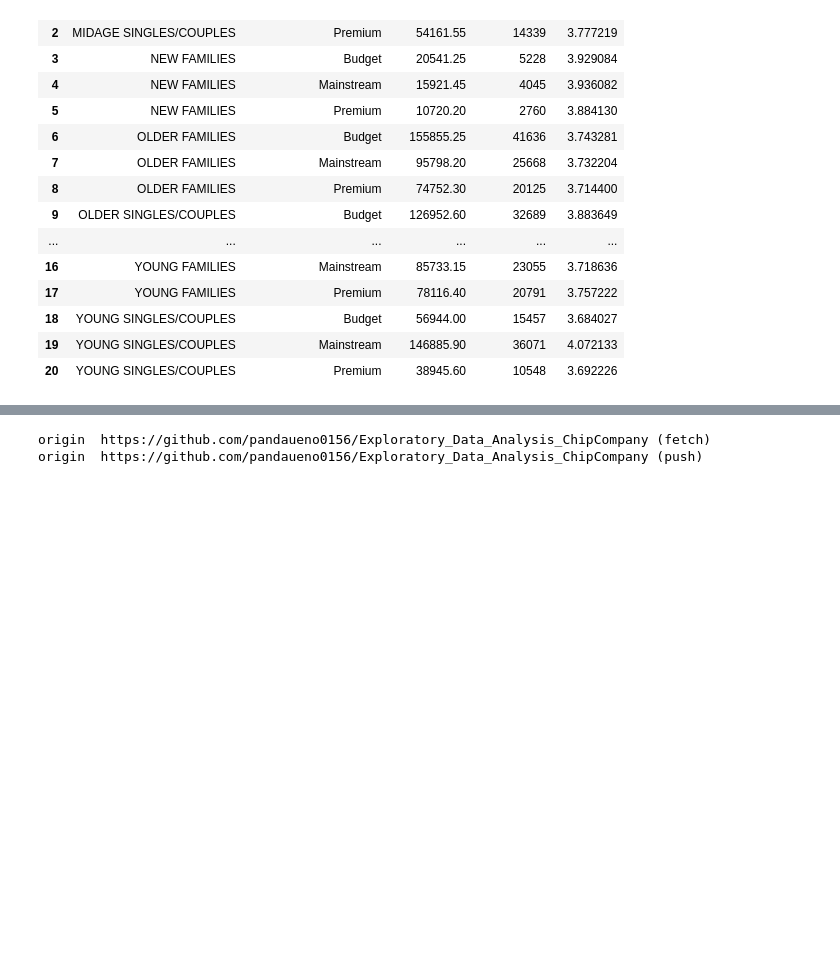
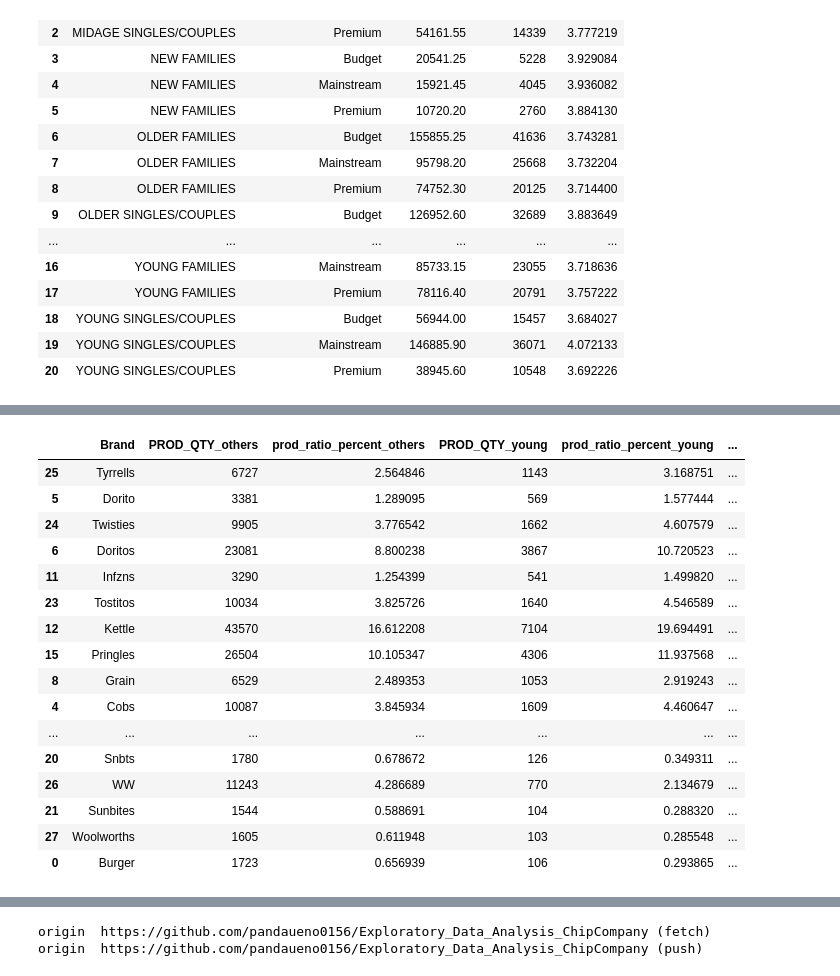
Before and after one commit to pandaueno0156/Exploratory_Data_Analysis_ChipCompany, a Jupyter notebook: EDA.ipynb, the cells around one changed output, grey strips where cells are left out. Cells and saved outputs as stored; diff of their text form; code cells hidden in the pictures; blank space fills up the shorter version.

```diff
--- a/EDA.ipynb
+++ b/EDA.ipynb
@@ -703,0 +727,45 @@ price_unit_by_life_premium
+# %%
+# analysis on mainstream young singles/couples
+
+df_young_mainstream = df_merge[(df_merge["LIFESTAGE"] == "YOUNG SINGLES/COUPLES" ) & (df_merge["PREMIUM_CUSTOMER"] == "Mainstream") ]
+average_purchase_qty_by_brand = df_young_mainstream.groupby("Brand")["PROD_QTY"].sum()
+average_purchase_qty_by_brand = average_purchase_qty_by_brand.reset_index()
+
+total_prod_qty = average_purchase_qty_by_brand["PROD_QTY"].sum()
+average_purchase_qty_by_brand["prod_ratio_percent_young"] = (average_purchase_qty_by_brand["PROD_QTY"] / total_prod_qty) * 100
+average_purchase_qty_by_brand.rename(columns={"PROD_QTY": "PROD_QTY_young"}, inplace=True)
+# average_purchase_qty_by_brand
+
+df_others = df_merge[(df_merge["LIFESTAGE"] != "YOUNG SINGLES/COUPLES" ) & (df_merge["PREMIUM_CUSTOMER"] != "Mainstream") ]
+average_purchase_qty_by_brand_others = df_others.groupby("Brand")["PROD_QTY"].sum()
+average_purchase_qty_by_brand_others = average_purchase_qty_by_brand_others.reset_index()
+
+total_prod_qty_others = average_purchase_qty_by_brand_others["PROD_QTY"].sum()
+average_purchase_qty_by_brand_others["prod_ratio_percent_others"] = (average_purchase_qty_by_brand_others["PROD_QTY"] / total_prod_qty_others) * 100
+
+average_purchase_qty_by_brand_others.rename(columns={"PROD_QTY": "PROD_QTY_others"}, inplace=True)
+
+average_purchase_qty_by_brand_merge = pd.merge(average_purchase_qty_by_brand_others, average_purchase_qty_by_brand, how="left", on="Brand")
+average_purchase_qty_by_brand_merge["young_to_others_prod_ratio"] = (average_purchase_qty_by_brand_merge["prod_ratio_percent_young"] / average_purchase_qty_by_brand_merge["prod_ratio_percent_others"])
+
+sorted_average_purchase_qty_by_brand_merge = average_purchase_qty_by_brand_merge.sort_values(by="young_to_others_prod_ratio", ascending=False)
+
+sorted_average_purchase_qty_by_brand_merge
+# %% [output]
+|  | Brand | PROD_QTY_others | prod_ratio_percent_others | PROD_QTY_young | prod_ratio_percent_young | ... |
+| 25 | Tyrrells | 6727 | 2.564846 | 1143 | 3.168751 | ... |
+| 5 | Dorito | 3381 | 1.289095 | 569 | 1.577444 | ... |
+| 24 | Twisties | 9905 | 3.776542 | 1662 | 4.607579 | ... |
+| 6 | Doritos | 23081 | 8.800238 | 3867 | 10.720523 | ... |
+| 11 | Infzns | 3290 | 1.254399 | 541 | 1.499820 | ... |
+| 23 | Tostitos | 10034 | 3.825726 | 1640 | 4.546589 | ... |
+| 12 | Kettle | 43570 | 16.612208 | 7104 | 19.694491 | ... |
+| 15 | Pringles | 26504 | 10.105347 | 4306 | 11.937568 | ... |
+| 8 | Grain | 6529 | 2.489353 | 1053 | 2.919243 | ... |
+| 4 | Cobs | 10087 | 3.845934 | 1609 | 4.460647 | ... |
+| ... | ... | ... | ... | ... | ... | ... |
+| 20 | Snbts | 1780 | 0.678672 | 126 | 0.349311 | ... |
+| 26 | WW | 11243 | 4.286689 | 770 | 2.134679 | ... |
+| 21 | Sunbites | 1544 | 0.588691 | 104 | 0.288320 | ... |
+| 27 | Woolworths | 1605 | 0.611948 | 103 | 0.285548 | ... |
+| 0 | Burger | 1723 | 0.656939 | 106 | 0.293865 | ... |
```
Also changed, not shown: parts of 3 cells of this notebook.
